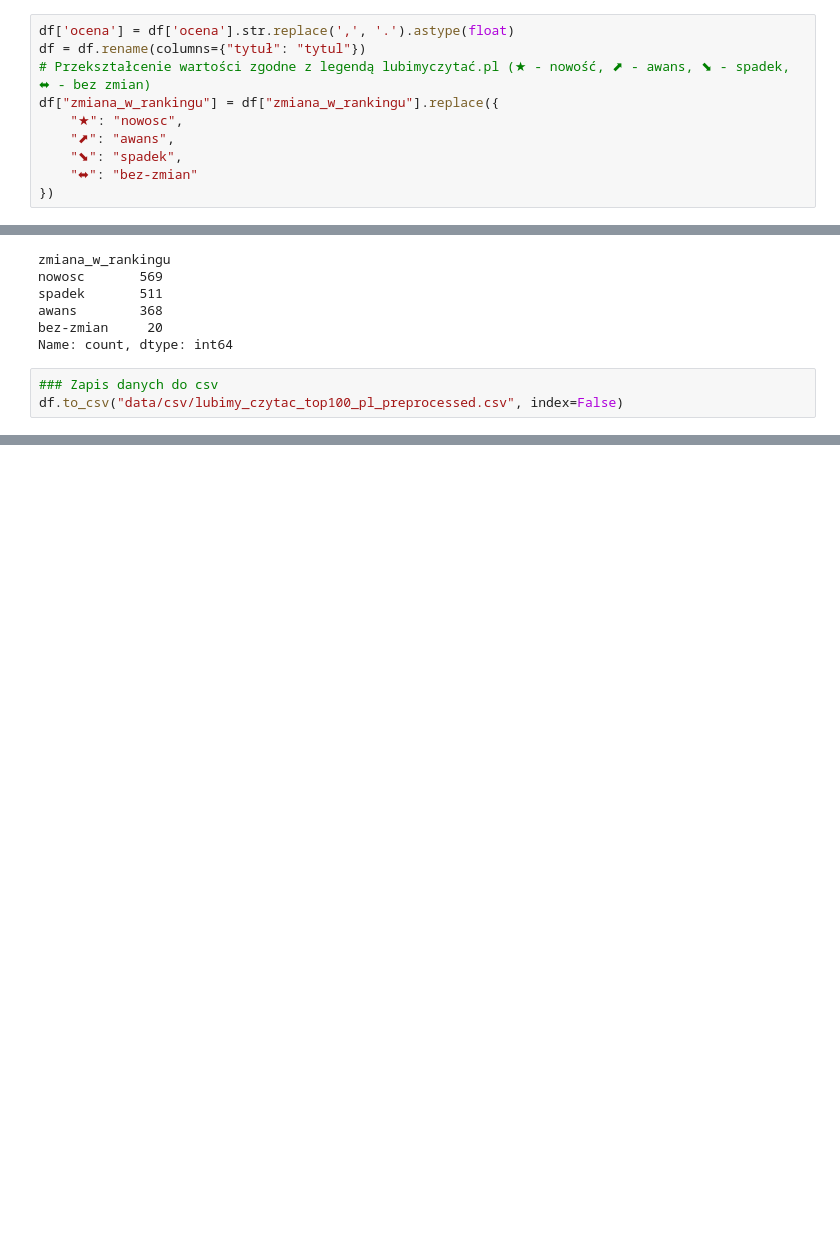
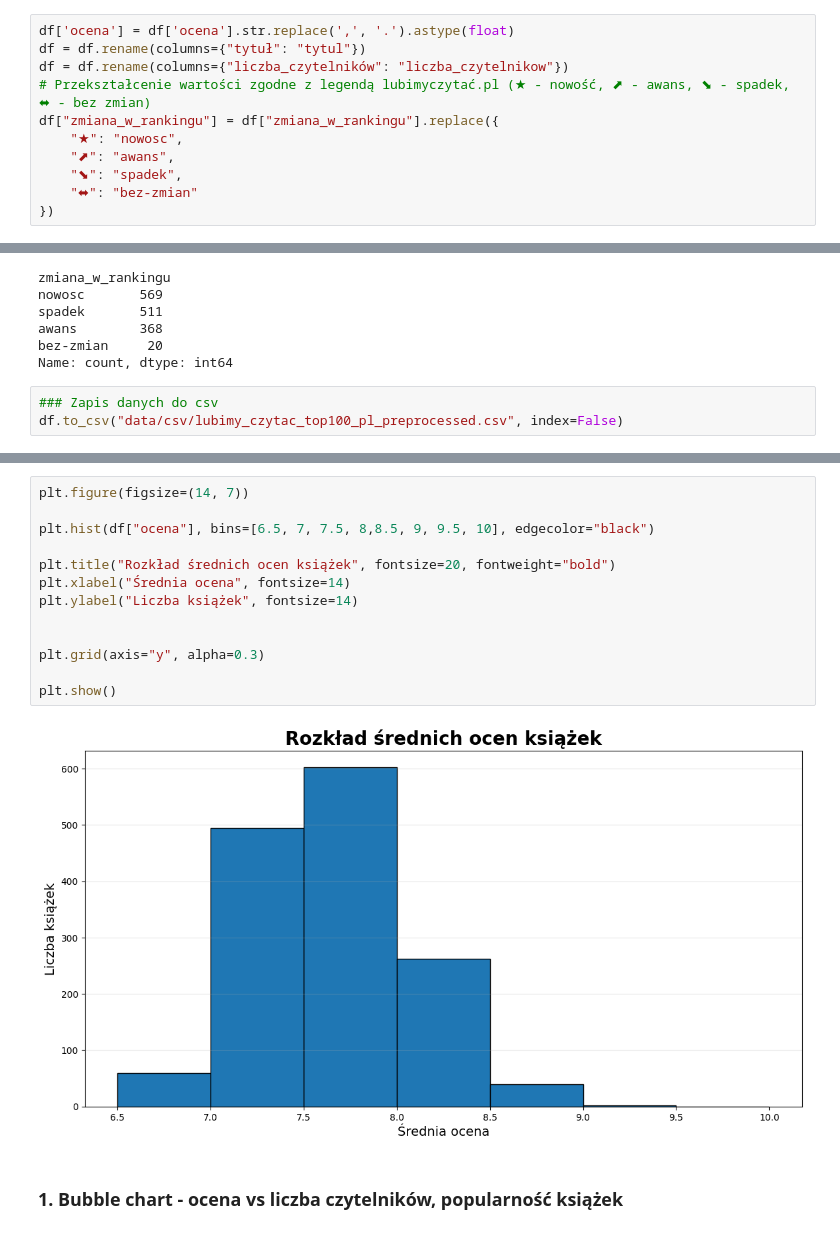
Before and after one commit to Papkin2/Lubimy-Czytac-web-scraper, a Jupyter notebook: 02-preprocessing-analasys.ipynb, the cells around one changed output, grey strips where cells are left out. Saved outputs shown, nothing was run; the diff lists cells and outputs as text; blank space fills up the shorter version.

```diff
--- a/02-preprocessing-analasys.ipynb
+++ b/02-preprocessing-analasys.ipynb
@@ -42,6 +47,7 @@ memory usage: 103.3 KB
 # %%
 df['ocena'] = df['ocena'].str.replace(',', '.').astype(float)
 df = df.rename(columns={"tytuł": "tytul"})
+df = df.rename(columns={"liczba_czytelników": "liczba_czytelnikow"})
 # Przekształcenie wartości zgodne z legendą lubimyczytać.pl (★ - nowość, ⬈ - awans, ⬊ - spadek, ⬌ - bez zmian)
 df["zmiana_w_rankingu"] = df["zmiana_w_rankingu"].replace({
     "★": "nowosc",
@@ -72,0 +115,17 @@ df.to_csv("data/csv/lubimy_czytac_top100_pl_preprocessed.csv", index=False)
+# %%
+plt.figure(figsize=(14, 7))
+
+plt.hist(df["ocena"], bins=[6.5, 7, 7.5, 8,8.5, 9, 9.5, 10], edgecolor="black")
+
+plt.title("Rozkład średnich ocen książek", fontsize=20, fontweight="bold")
+plt.xlabel("Średnia ocena", fontsize=14)
+plt.ylabel("Liczba książek", fontsize=14)
+
+
+plt.grid(axis="y", alpha=0.3)
+
+plt.show()
+# %% [output]
+[figure, added]
+# %% [markdown]
+### 1. Bubble chart - ocena vs liczba czytelników, popularność książek
```
Also changed, not shown: parts of 6 cells of this notebook, 1 other file.
